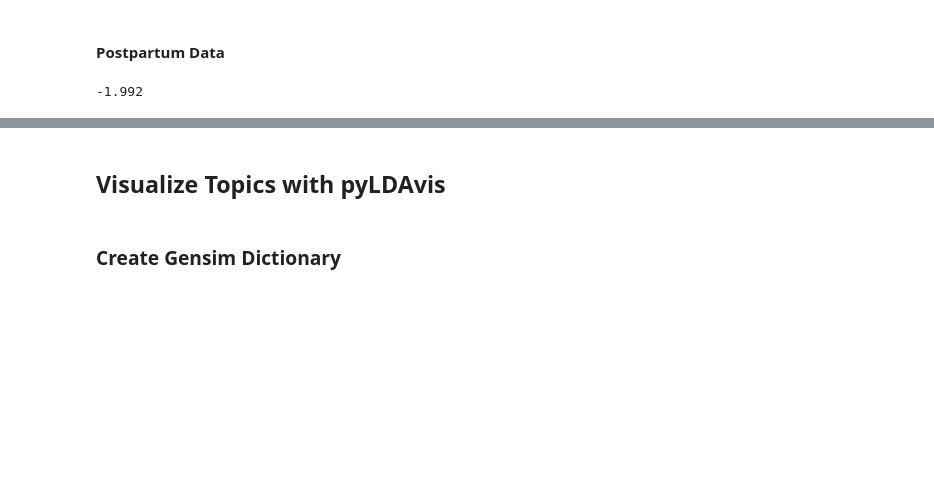
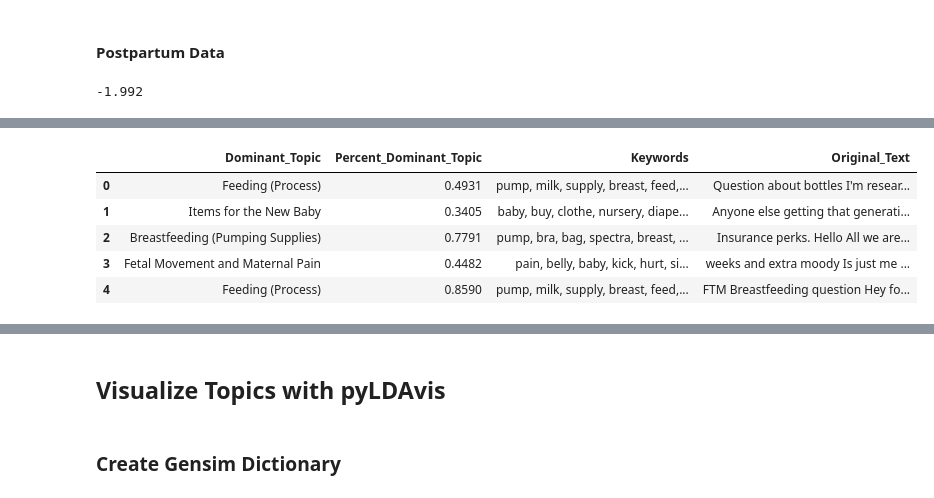
Before and after one commit to jlu90/Identifying-Womens-Health-Concerns, a Jupyter notebook: code/gensim_modeling.ipynb, the cells around one changed output, grey strips where cells are left out. Cells and saved outputs as stored; diff of their text form; code cells hidden in the pictures; blank space fills up the shorter version.

```diff
--- a/code/gensim_modeling.ipynb
+++ b/code/gensim_modeling.ipynb
@@ -476,0 +494,9 @@ get_topic_terms(pospar_lda_model, 12, 30)[1]
+# %%
+pospar_topic_df.head()
+# %% [output]
+|  | Dominant_Topic | Percent_Dominant_Topic | Keywords | Original_Text |
+| 0 | Feeding (Process) | 0.4931 | pump, milk, supply, breast, feed,... | Question about bottles I'm resear... |
+| 1 | Items for the New Baby | 0.3405 | baby, buy, clothe, nursery, diape... | Anyone else getting that generati... |
+| 2 | Breastfeeding (Pumping Supplies) | 0.7791 | pump, bra, bag, spectra, breast, ... | Insurance perks. Hello All we are... |
+| 3 | Fetal Movement and Maternal Pain | 0.4482 | pain, belly, baby, kick, hurt, si... | weeks and extra moody Is just me ... |
+| 4 | Feeding (Process) | 0.8590 | pump, milk, supply, breast, feed,... | FTM Breastfeeding question Hey fo... |
```
Also changed, not shown: parts of 7 cells of this notebook.
